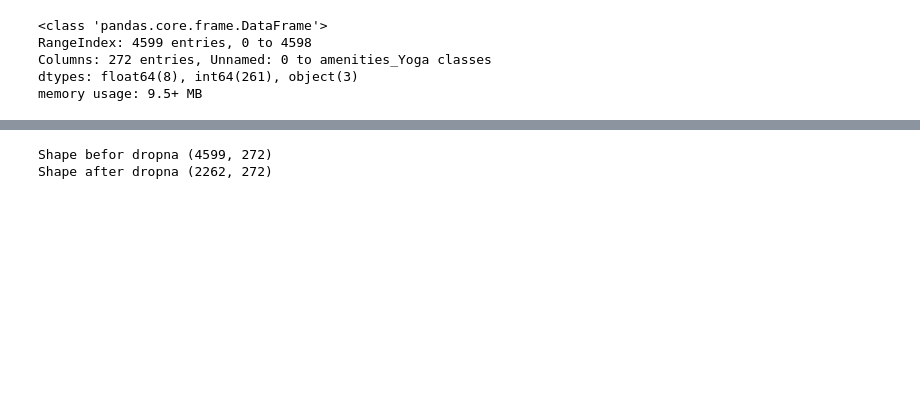
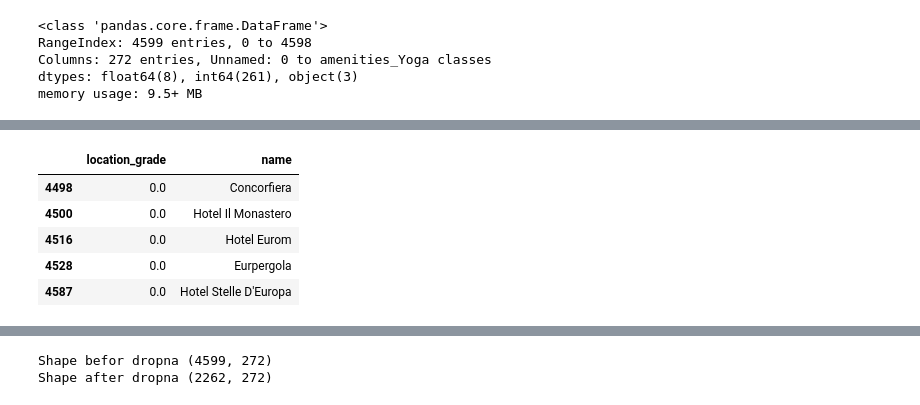
Before and after one commit to martintokman/practicas, a Jupyter notebook: data wrangling/tripadvisor-rating-impact-on-hotel-popularity.ipynb, the cells around one changed output, grey strips where cells are left out. Saved outputs shown, nothing was run; the diff lists cells and outputs as text; code cells hidden in the pictures; blank space fills up the shorter version.

```diff
--- a/data wrangling/tripadvisor-rating-impact-on-hotel-popularity.ipynb
+++ b/data wrangling/tripadvisor-rating-impact-on-hotel-popularity.ipynb
@@ -45,0 +147,13 @@ df["photos"].ffill(inplace=True)
+# %%
+#Replace NaN values with 0
+df["location_grade"].fillna(0, inplace=True)
+
+#Check for result
+df[["location_grade", "name"]].iloc[[4498,4500,4516,4528,4587]]
+# %% [output]
+|  | location_grade | name |
+| 4498 | 0.0 | Concorfiera |
+| 4500 | 0.0 | Hotel Il Monastero |
+| 4516 | 0.0 | Hotel Eurom |
+| 4528 | 0.0 | Eurpergola |
+| 4587 | 0.0 | Hotel Stelle D'Europa |
```
Also changed, not shown: parts of 44 cells of this notebook, 1 other file.
